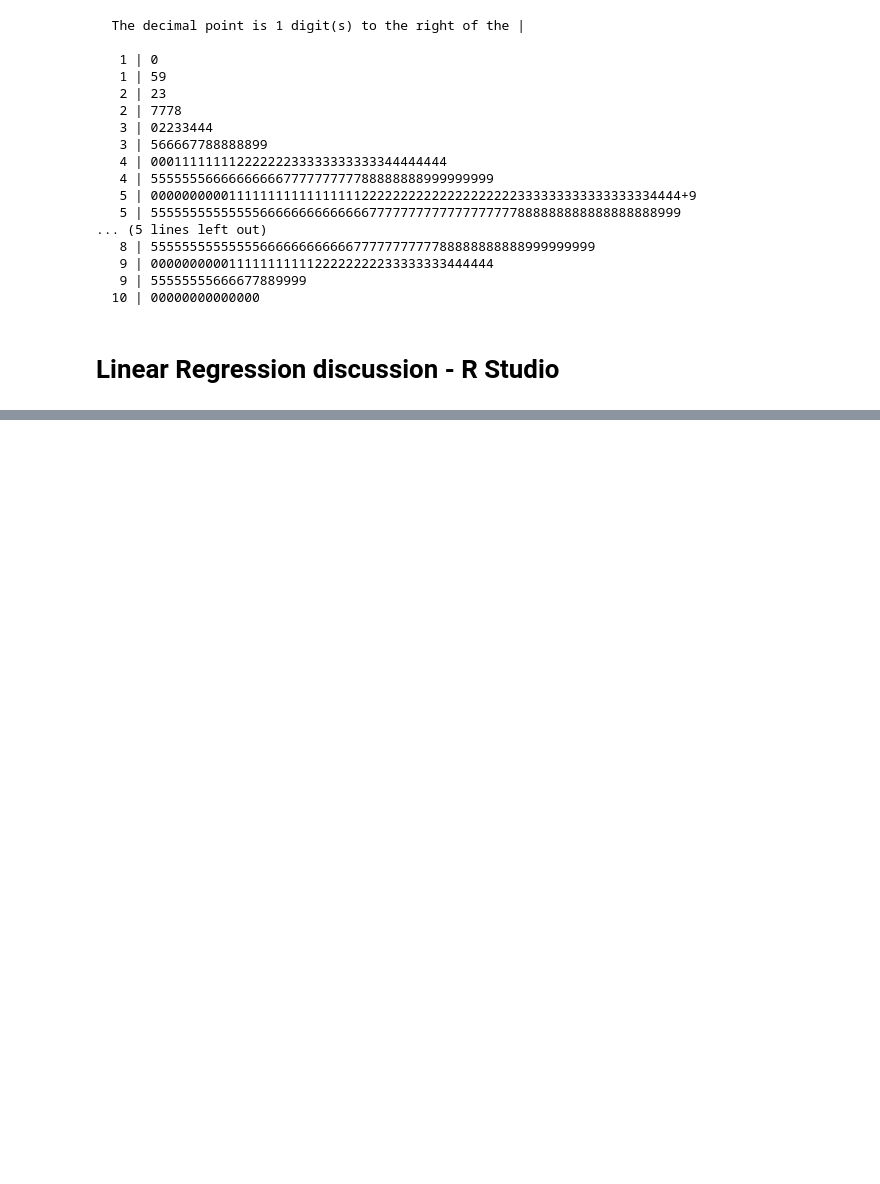
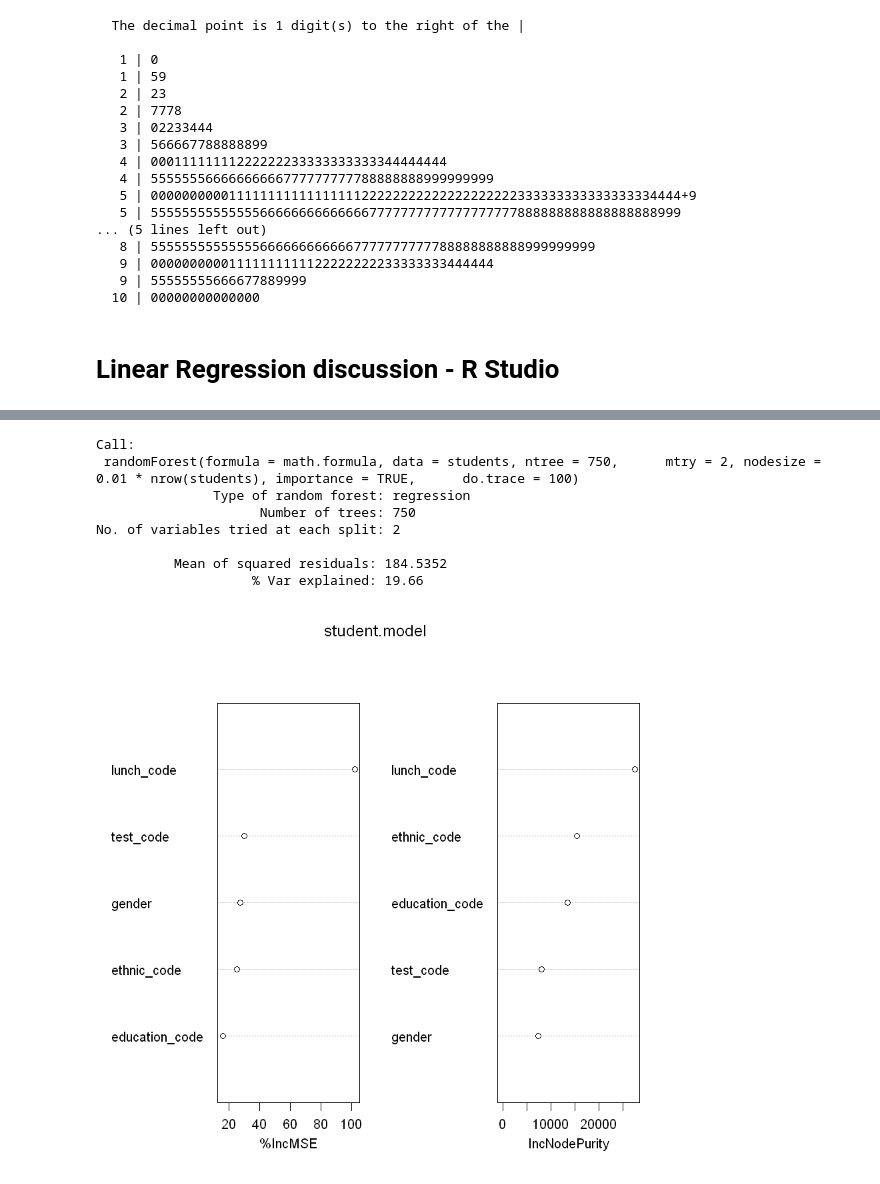
Before and after one commit to summerspj/rproject, a Jupyter notebook: rproject jupyter.ipynb, the cells around one changed output, grey strips where cells are left out. Saved outputs shown, nothing was run; the diff lists cells and outputs as text; code cells hidden in the pictures; blank space fills up the shorter version.

```diff
--- a/rproject jupyter.ipynb
+++ b/rproject jupyter.ipynb
@@ -530,0 +793,15 @@ stem(students$writing)
+# %%
+students$gender <- as.factor(students$gender)
+math.equation <- "math ~  ethnic_code + lunch_code + education_code + test_code + gender"
+math.formula <- as.formula(math.equation)
+
+student.model <- randomForest(formula=math.formula,
+             data=students,
+             ntree = 750,
+             mtry = 2,
+             nodesize = 0.01*nrow(students),
+             importance = TRUE,
+             do.trace=100
+             )
+
+math <- predict(student.model,newdata=validation1)
@@ -530,0 +818,13 @@ stem(students$writing)
+# %%
+student.model
+varImpPlot(student.model)
+# %% [output]
+Call:
+ randomForest(formula = math.formula, data = students, ntree = 750,      mtry = 2, nodesize = 0.01 * nrow(students), importance = TRUE,      do.trace = 100)
+               Type of random forest: regression
+                     Number of trees: 750
+No. of variables tried at each split: 2
+
+          Mean of squared residuals: 184.5352
+                    % Var explained: 19.66
+[figure, added]
```
Also changed, not shown: parts of 32 cells of this notebook, 2 other files.
